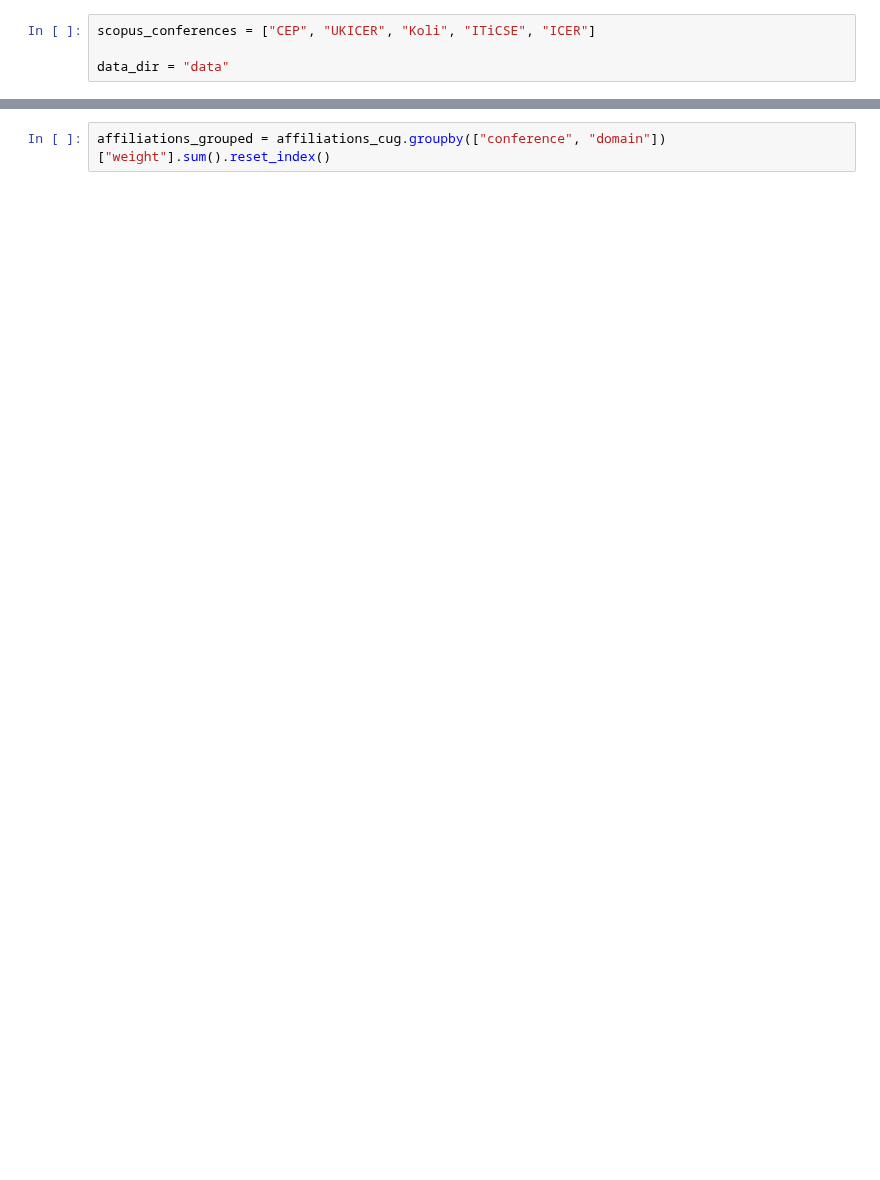
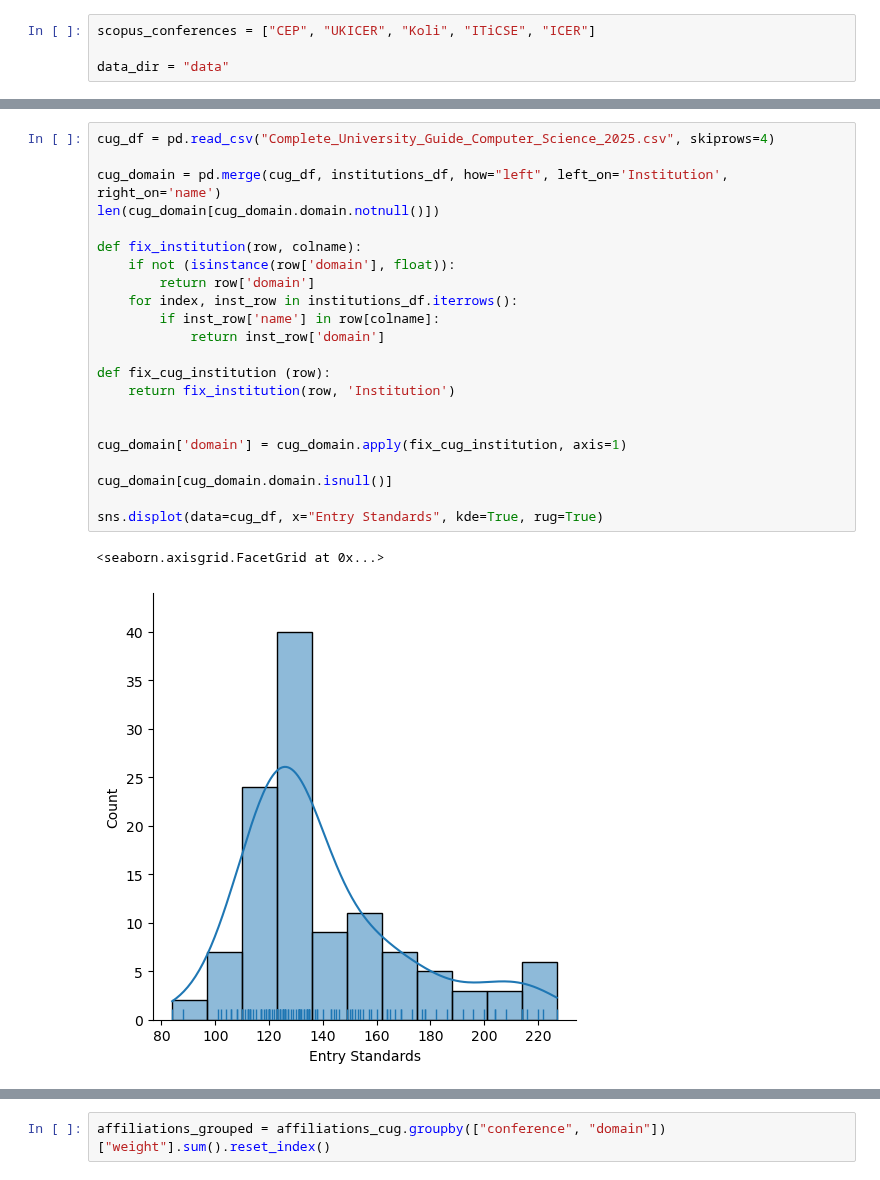
Before and after one commit to stevenaeola/CEP_Retro, a Jupyter notebook: CEP_paper_analysis.ipynb, the cells around one changed output, grey strips where cells are left out. Drawn from its saved outputs; the diff is of its cells as text; blank space fills up the shorter version.

```diff
--- a/CEP_paper_analysis.ipynb
+++ b/CEP_paper_analysis.ipynb
@@ -203,0 +244,25 @@ array(['The Open University', 'Arunside Primary School',
+# %%
+cug_df = pd.read_csv("Complete_University_Guide_Computer_Science_2025.csv", skiprows=4)
+
+cug_domain = pd.merge(cug_df, institutions_df, how="left", left_on='Institution', right_on='name')
+len(cug_domain[cug_domain.domain.notnull()])
+
+def fix_institution(row, colname):
+    if not (isinstance(row['domain'], float)):
+        return row['domain']
+    for index, inst_row in institutions_df.iterrows():
+        if inst_row['name'] in row[colname]:
+            return inst_row['domain']
+
+def fix_cug_institution (row):
+    return fix_institution(row, 'Institution')
+
+
+cug_domain['domain'] = cug_domain.apply(fix_cug_institution, axis=1)
+
+cug_domain[cug_domain.domain.isnull()]
+
+sns.displot(data=cug_df, x="Entry Standards", kde=True, rug=True)
+# %% [output]
+<seaborn.axisgrid.FacetGrid at 0x...>
+[figure, added]
```
Also changed, not shown: parts of 33 cells of this notebook, 2 other files.
